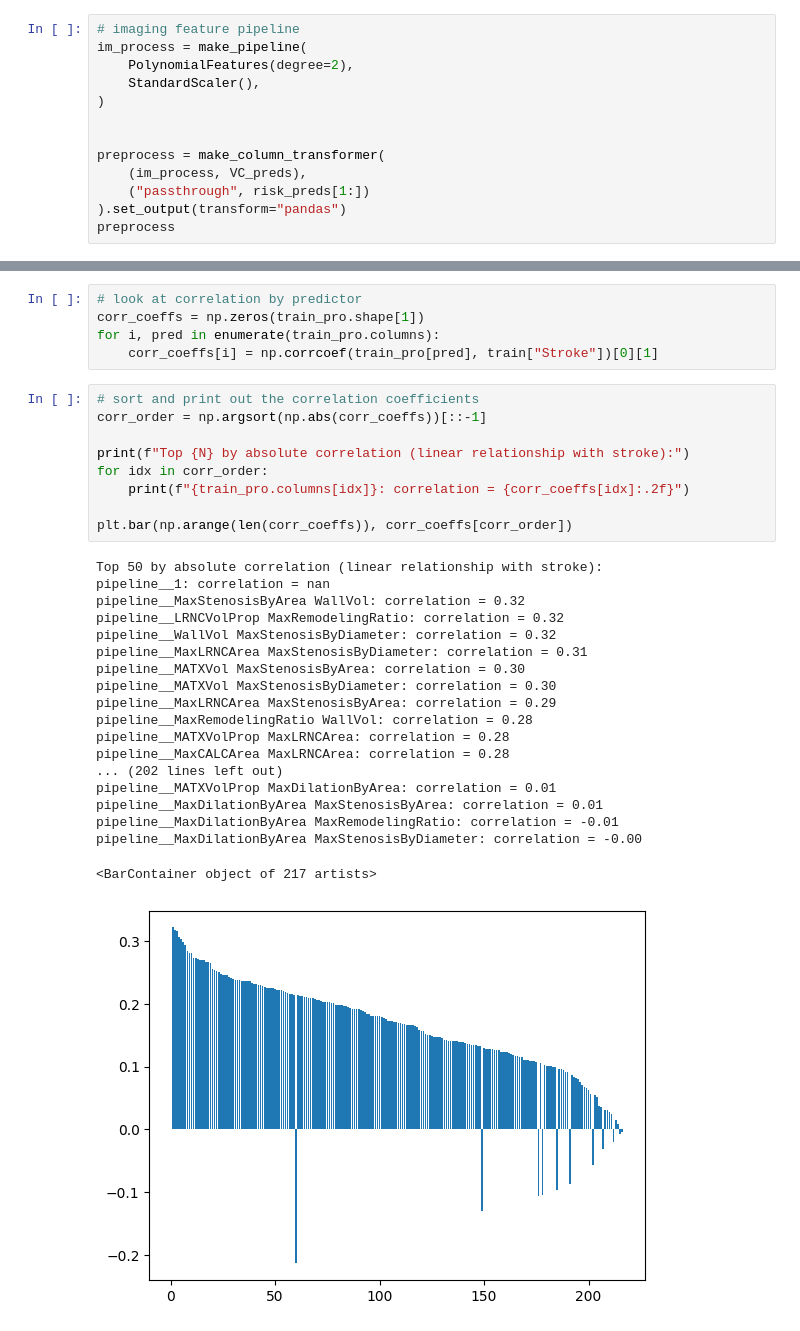
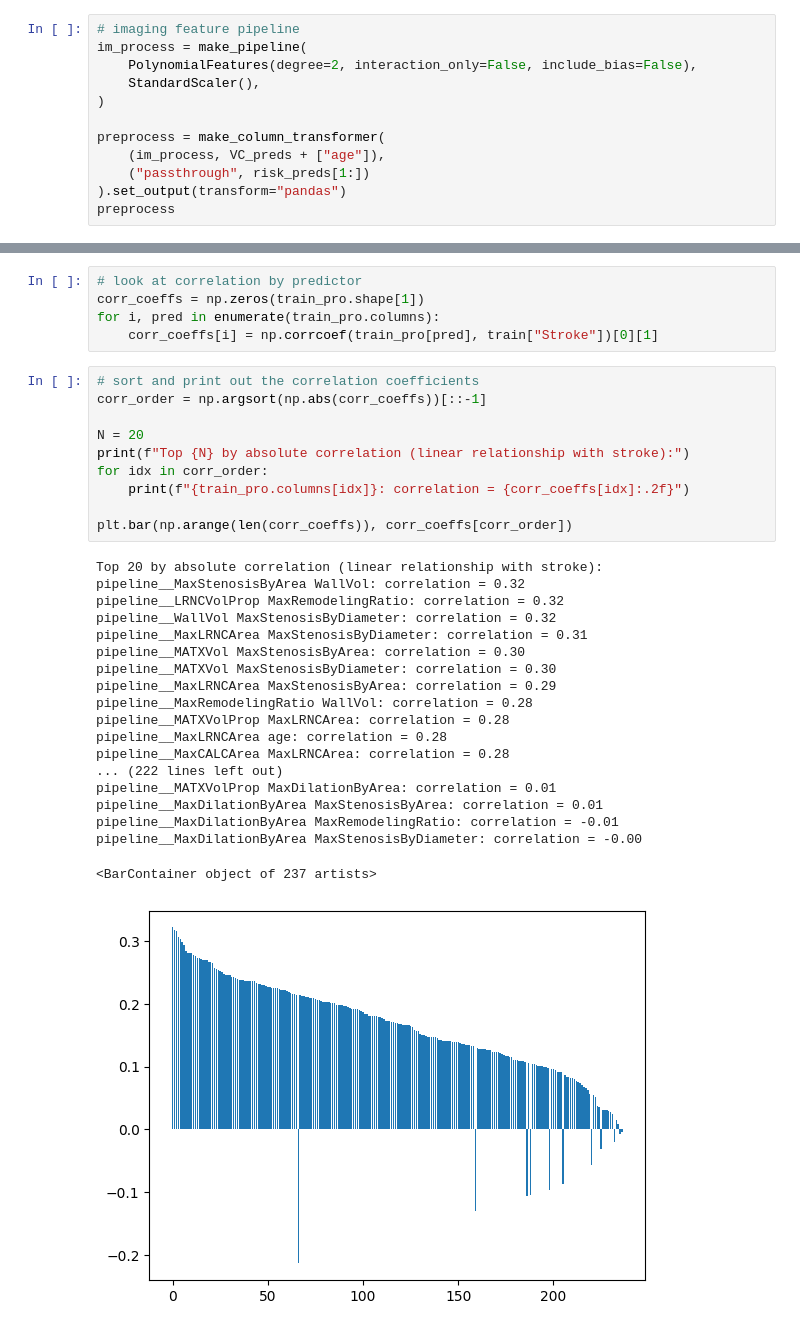
Before and after one commit to mru-data3464/w26, a Jupyter notebook: demo_code/07_interactions/strokedemo.ipynb, the cells around one changed output, grey strips where cells are left out. Drawn from its saved outputs; the diff is of its cells as text.

Commit message:
Interactions as presented in class

```diff
--- a/demo_code/07_interactions/strokedemo.ipynb
+++ b/demo_code/07_interactions/strokedemo.ipynb
@@ -93,13 +93,12 @@ MaxStenosisByArea is correlated with MaxStenosisByDiameter
 # %%
 # imaging feature pipeline
 im_process = make_pipeline(
-    PolynomialFeatures(degree=2),
+    PolynomialFeatures(degree=2, interaction_only=False, include_bias=False),
     StandardScaler(),
 )
 
-
 preprocess = make_column_transformer(
-    (im_process, VC_preds),
+    (im_process, VC_preds + ["age"]),
     ("passthrough", risk_preds[1:])
 ).set_output(transform="pandas")
 preprocess
@@ -149,32 +179,33 @@ for i, pred in enumerate(train_pro.columns):
 # %%
 # sort and print out the correlation coefficients
 corr_order = np.argsort(np.abs(corr_coeffs))[::-1]
 
+N = 20
 print(f"Top {N} by absolute correlation (linear relationship with stroke):")
 for idx in corr_order:
     print(f"{train_pro.columns[idx]}: correlation = {corr_coeffs[idx]:.2f}")
 
 plt.bar(np.arange(len(corr_coeffs)), corr_coeffs[corr_order])
 # %% [output]
-Top 50 by absolute correlation (linear relationship with stroke):
-pipeline__1: correlation = nan
+Top 20 by absolute correlation (linear relationship with stroke):
 pipeline__MaxStenosisByArea WallVol: correlation = 0.32
 pipeline__LRNCVolProp MaxRemodelingRatio: correlation = 0.32
 pipeline__WallVol MaxStenosisByDiameter: correlation = 0.32
 pipeline__MaxLRNCArea MaxStenosisByDiameter: correlation = 0.31
 pipeline__MATXVol MaxStenosisByArea: correlation = 0.30
 pipeline__MATXVol MaxStenosisByDiameter: correlation = 0.30
 pipeline__MaxLRNCArea MaxStenosisByArea: correlation = 0.29
 pipeline__MaxRemodelingRatio WallVol: correlation = 0.28
 pipeline__MATXVolProp MaxLRNCArea: correlation = 0.28
+pipeline__MaxLRNCArea age: correlation = 0.28
 pipeline__MaxCALCArea MaxLRNCArea: correlation = 0.28
-... (202 lines left out)
+... (222 lines left out)
 pipeline__MATXVolProp MaxDilationByArea: correlation = 0.01
 pipeline__MaxDilationByArea MaxStenosisByArea: correlation = 0.01
 pipeline__MaxDilationByArea MaxRemodelingRatio: correlation = -0.01
 pipeline__MaxDilationByArea MaxStenosisByDiameter: correlation = -0.00
-<BarContainer object of 217 artists>
+<BarContainer object of 237 artists>
-[figure, old version]
+[figure, new version]
 # %%
 # compose the pipeline with predictor
 pipeline = make_pipeline(
```
Also changed, not shown: parts of 5 cells of this notebook, 2 other files.
